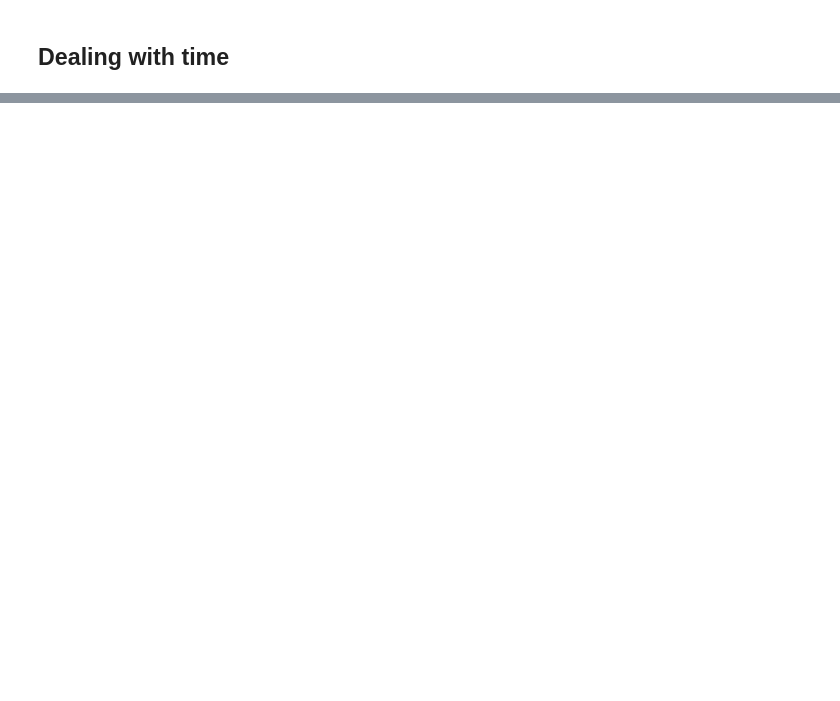
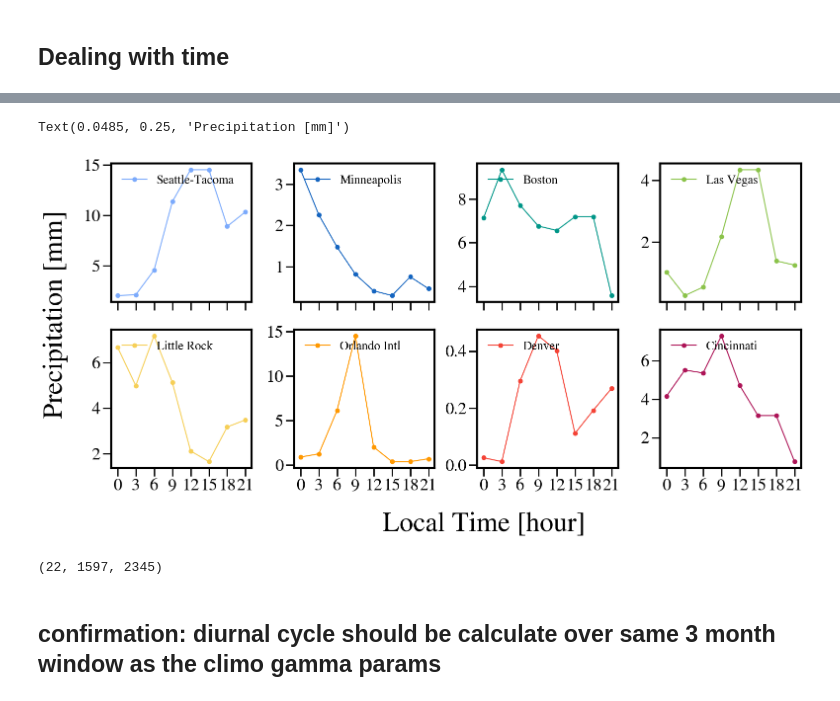
Before and after one commit to SidneyLower-NOAA/SMD_Notebooks, a Jupyter notebook: Supplemental_Locations/Diurnal-Cycle.ipynb, the cells around one changed output, grey strips where cells are left out. Cells and saved outputs as stored; diff of their text form; code cells hidden in the pictures; blank space fills up the shorter version.

```diff
--- a/Supplemental_Locations/Diurnal-Cycle.ipynb
+++ b/Supplemental_Locations/Diurnal-Cycle.ipynb
@@ -121,0 +213,12 @@ local_time = time[0].astype('M8[ms]').astype('O') + datetime.timedelta(hours=np.
+# %%
+lons180 = station_lons - 360
+# %%
+precip_files = []
+month = 1
+day = 15
+for year in range(2002, 2024):
+    t1 = datetime.datetime(year=year, month=month, day=day)
+    t2 = datetime.datetime(year=year, month=month, day=day+1)
+    for d in [t1, t2]:
+        doy = d.strftime('%j')
+        precip_files.append(sorted(glob(f'/scratch2/STI/mdl-sti/Sidney.Lower/mswep/mswep_interp/co/{year}/{year}{int(doy):03d}.*.nc')))
@@ -121,0 +233,2 @@ local_time = time[0].astype('M8[ms]').astype('O') + datetime.timedelta(hours=np.
+# %%
+ds = xr.open_mfdataset(np.ravel(precip_files), combine="nested", engine='h5netcdf',concat_dim='time', parallel=True)
@@ -121,0 +292,4 @@ local_time = time[0].astype('M8[ms]').astype('O') + datetime.timedelta(hours=np.
+# %%
+def find_nearest(array,value):
+    idx = (np.abs(np.array(array)-value)).argmin()
+    return idx
@@ -121,0 +344,35 @@ local_time = time[0].astype('M8[ms]').astype('O') + datetime.timedelta(hours=np.
+# %%
+fig, axes = plt.subplots(2,4, sharex=True, figsize=(18, 8))
+plt.subplots_adjust(wspace=0.3, hspace=0.2)
+
+colors = ['#7BAAFC',
+'#1565c0ff',
+'#009688ff',
+'#8bc34aff',
+'#F6CF57',
+'#ff9800ff',
+'#f44336ff', 'gray',
+'#ad1457ff']
+
+hours = [0,3, 6, 9, 12, 15, 18, 21]
+for i in range(2):
+    for j in range(4):
+        stat = 4*i+j
+        if stat == 7:
+            stat = 8
+        axes[i,j].plot(hours, precip[stat], color=colors[stat], marker='o', label=st_names[stat].title())
+        axes[i,j].legend(frameon=False, fontsize=18, loc='upper left')
+        axes[i,j].set_xticks(hours)
+
+fig.text(x=0.43, y=-0.05, s='Local Time [hour]', fontdict={'fontsize': 40})
+fig.text(x=0.0485, y=0.25, s='Precipitation [mm]', rotation='vertical',fontdict={'fontsize': 40})
+# %% [output]
+Text(0.0485, 0.25, 'Precipitation [mm]')
+[figure, added]
+# %%
+np.shape(out
+        ) #num days = 22
+# %% [output]
+(22, 1597, 2345)
+# %% [markdown]
+## confirmation: diurnal cycle should be calculate over same 3 month window as the climo gamma params
```
Also changed, not shown: parts of 49 cells of this notebook.
